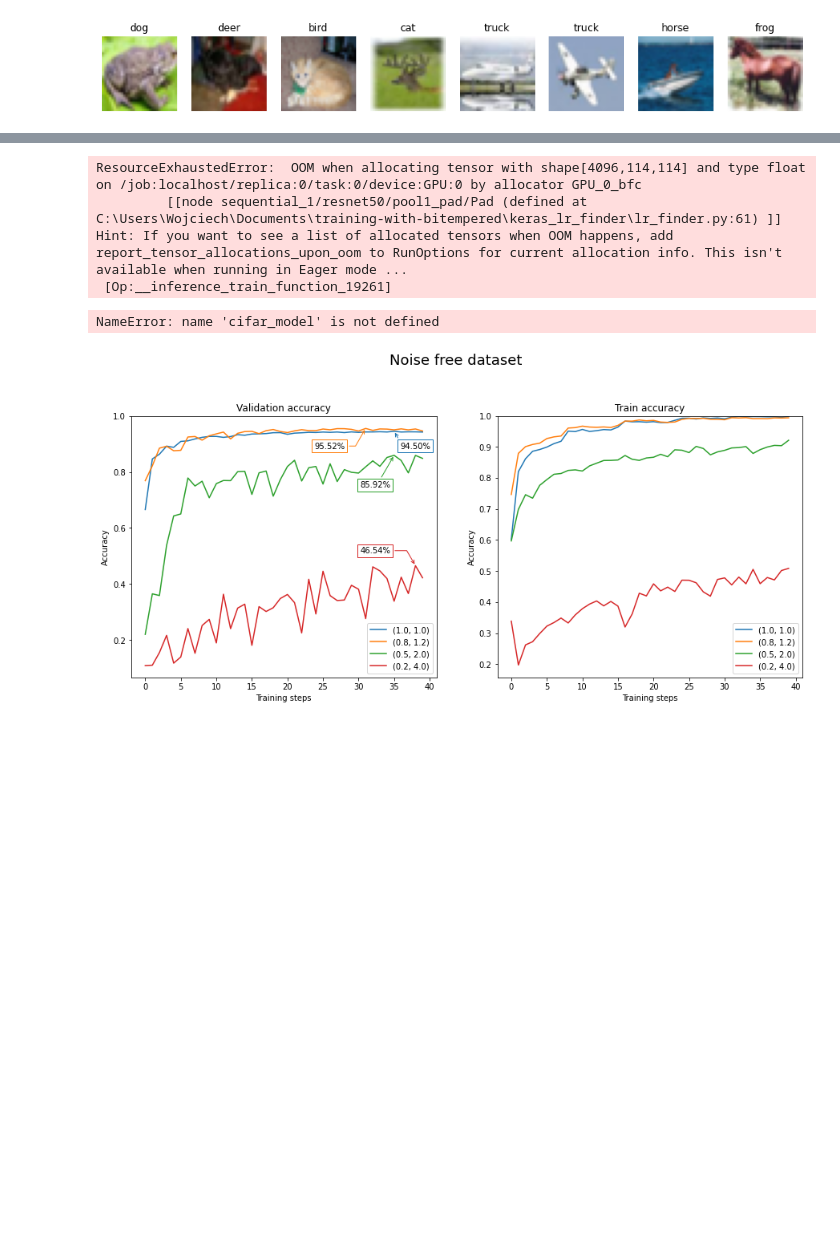
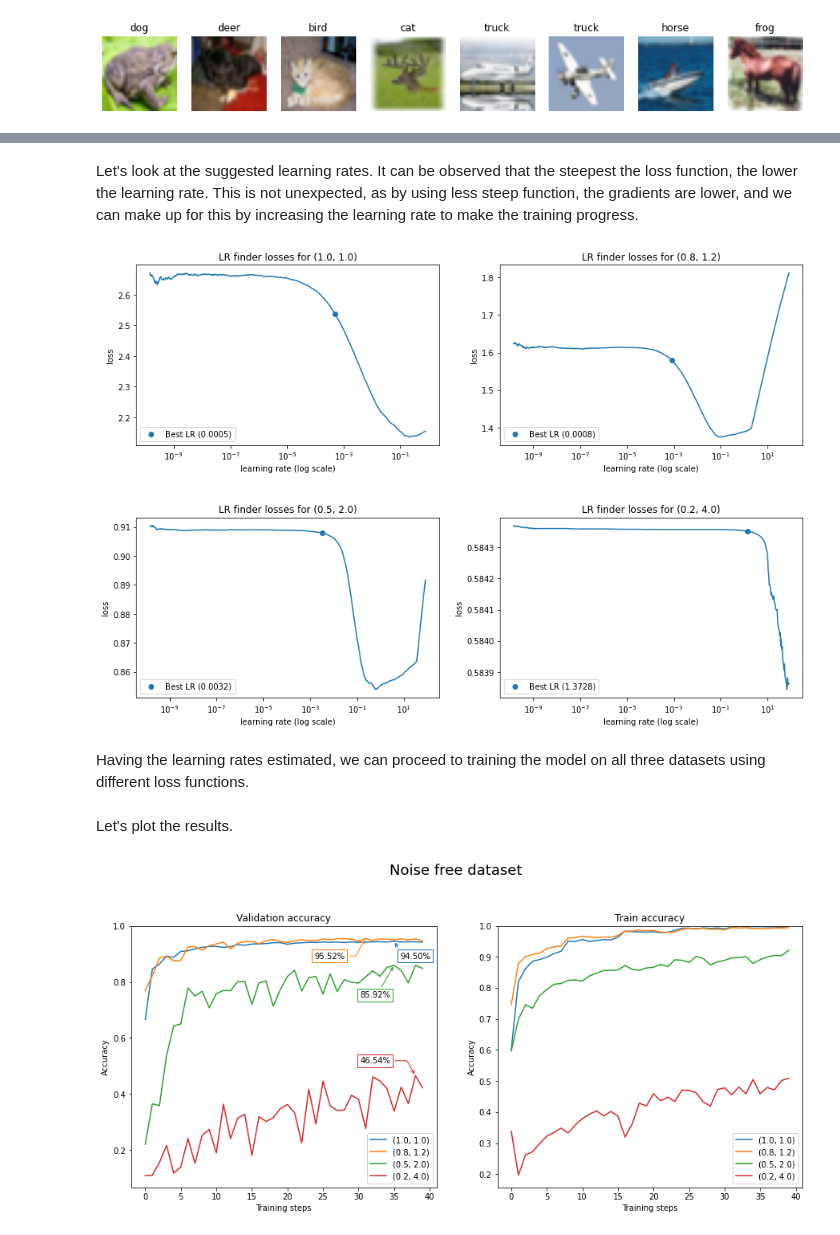
Before and after one commit to wblachowski/training-with-bitempered, a Jupyter notebook: Notebook.ipynb, the cells around one changed output, grey strips where cells are left out. Drawn from its saved outputs; the diff is of its cells as text; code cells hidden in the pictures; blank space fills up the shorter version.

```diff
--- a/Notebook.ipynb
+++ b/Notebook.ipynb
@@ -201,23 +206,23 @@ temp_vals = [(1.0, 1.0), (0.8, 1.2), (0.5, 2.0), (0.2, 4.0)]
 # %%
 best_lr = {}
+finders = {}
 for temps in temp_vals:
     model.load_weights('model.h5')
     model.compile(loss=BiTemperedWrapper(*temps), optimizer=SGD(momentum=0.8), metrics=['accuracy'])
 
     lr_finder = LRFinder(model)
     lr_finder.find(X_train, y_train, start_lr=1e-10, end_lr=100, batch_size=64)
-    lr, loss = get_best_lr(finder)
+    lr, loss = get_best_lr(lr_finder)
     best_lr[temps] = lr
-
-    plt.scatter(lr, loss, label=f'Best LR ({round(lr, 4)})')
-    plt.title(f"LR finder losses for {temps}")
-    plt.legend(loc=3)
-    lr_finder.plot_loss()
+    finders[temps] = lr_finder
-# %% [output]
-ResourceExhaustedError:  OOM when allocating tensor with shape[4096,114,114] and type float on /job:localhost/replica:0/task:0/device:GPU:0 by allocator GPU_0_bfc
-         [[node sequential_1/resnet50/pool1_pad/Pad (defined at C:\Users\Wojciech\Documents\training-with-bitempered\keras_lr_finder\lr_finder.py:61) ]]
-Hint: If you want to see a list of allocated tensors when OOM happens, add report_tensor_allocations_upon_oom to RunOptions for current allocation info. This isn't available when running in Eager mode ...
- [Op:__inference_train_function_19261]
+# %% [markdown]
+Let's look at the suggested learning rates. It can be observed that the steepest the loss function, the lower the learning rate. This is not unexpected, as by using less steep function, the gradients are lower, and we can make up for this by increasing the learning rate to make the training progress.
+# %%
+plot_lr_finding_results(finders, get_best_lr)
+# %% [output]
+[figure, added]
+# %% [markdown]
+Having the learning rates estimated, we can proceed to training the model on all three datasets using different loss functions.
 # %%
 results = {}
 for dataset_name, (X_data, y_data) in datasets.items():
@@ -231,5 +236,3 @@ for dataset_name, (X_data, y_data) in datasets.items():
         results[dataset_name][temps]['history'] = history.history
         np.save(f'{dataset_name}_{temps}', history.history)
         model.save_weights(f'{dataset_name}_{temps}.h5')
-# %% [output]
-NameError: name 'cifar_model' is not defined
@@ -245,3 +239,5 @@ for file in os.listdir('histories_lr_learnt'):
+# %% [markdown]
+Let's plot the results.
 # %%
 plot_cifar_results(results['noise free'], 'Noise free dataset', max_annotations=[[0.88,0.9],[0.6,0.9],[0.75,0.75],[0.75,0.5]])
 plot_cifar_results(results['small'], '10% noise', max_annotations=[[0.52,0.9],[0.1,0.9]])
```
Also changed, not shown: parts of 26 cells of this notebook.
